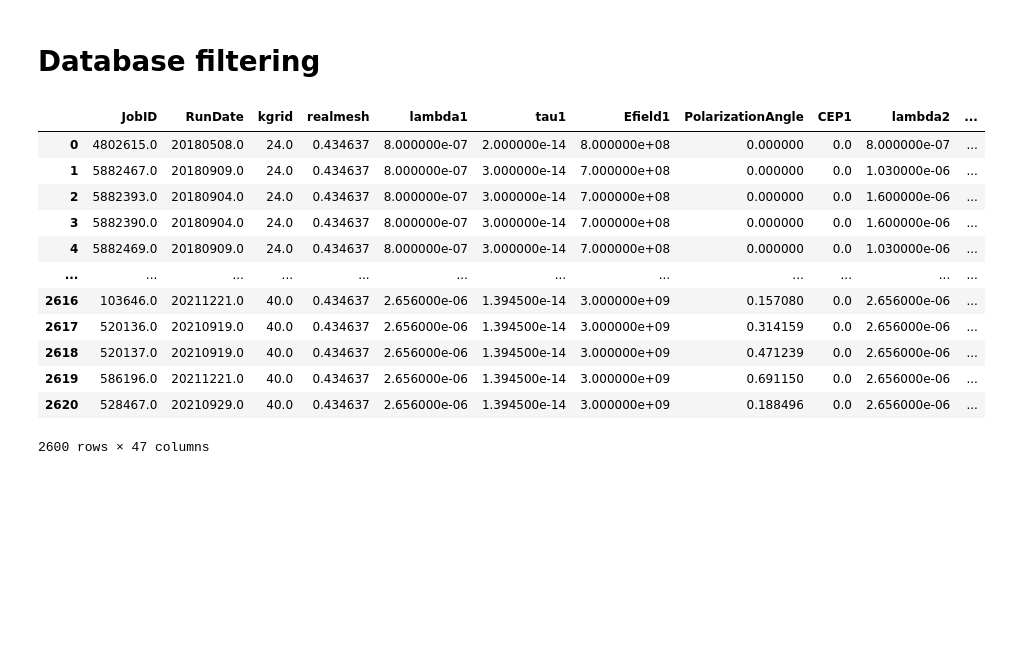
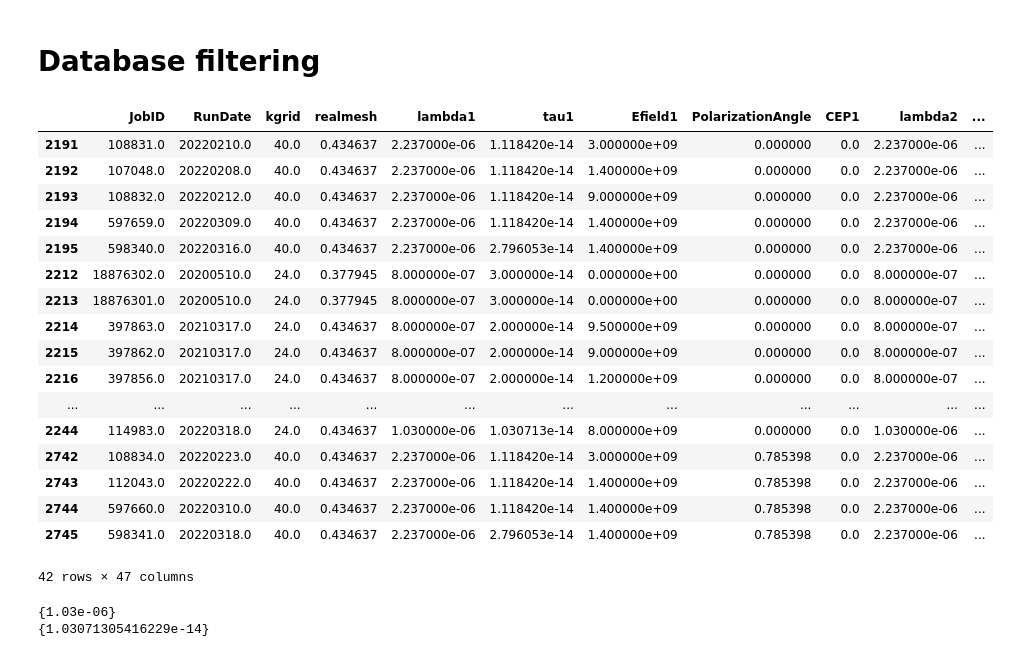
Before and after one commit to tjyderrien/octopus-quantumlap, a Jupyter notebook: Maths/Tibo-biatrisrv/Keldysh-Si-1030nm-ExcitationRates.ipynb, the cells around one changed output. Drawn from its saved outputs; the diff is of its cells as text; code cells hidden in the pictures; blank space fills up the shorter version.

```diff
--- a/Maths/Tibo-biatrisrv/Keldysh-Si-1030nm-ExcitationRates.ipynb
+++ b/Maths/Tibo-biatrisrv/Keldysh-Si-1030nm-ExcitationRates.ipynb
@@ -39,7 +39,9 @@ DatabasePath=OctopusData+"/03-Bulk3D/"
 # %% [markdown]
 # Database loading and quick analysis
 # %%
-data=pd.read_csv("SiComplete-2022-02-01-BiatriSrv-v2.2.1-WithToleranceOnField-WithAll.csv", "\t", header=2)
+# data=pd.read_csv("Database.csv", "\t", header=2)
+data=pd.read_csv("SiComplete-2022-03-20-BiatriSrv-v2.2.1-WithToleranceOnField-WithAll.csv", "\t", header=2)
+# data=pd.read_csv("SiComplete-2022-02-01-BiatriSrv-v2.2.1-WithToleranceOnField-WithAll.csv", "\t", header=2)
 # data=pd.read_csv("SiComplete-2021-12-19-BiatriSrv-v2.2.1-WithToleranceOnField-WithAll.csv", "\t", header=2)
 # data=pd.read_csv("2021-02-25-Au-AllData-Database-v2.1.2.csv", "\t", header=2)
 
@@ -70,20 +72,25 @@ dtype: object
 # Database filtering
 # %%
 data=datafull
-data=data[data.Functional==IndexFunctional["LDA"]] #0: LDA, #3: TB09, #2: GGA, #1: MGGA
+data=data[data.Functional==IndexFunctional["TB09"]] #0: LDA, #3: TB09, #2: GGA, #1: MGGA
 data=data[data.kgrid>=24]
 data
 # %% [output]
 |  | JobID | RunDate | kgrid | realmesh | lambda1 | tau1 | Efield1 | PolarizationAngle | CEP1 | lambda2 | ... |
-| 0 | 4802615.0 | 20180508.0 | 24.0 | 0.434637 | 8.000000e-07 | 2.000000e-14 | 8.000000e+08 | 0.000000 | 0.0 | 8.000000e-07 | ... |
-| 1 | 5882467.0 | 20180909.0 | 24.0 | 0.434637 | 8.000000e-07 | 3.000000e-14 | 7.000000e+08 | 0.000000 | 0.0 | 1.030000e-06 | ... |
-| 2 | 5882393.0 | 20180904.0 | 24.0 | 0.434637 | 8.000000e-07 | 3.000000e-14 | 7.000000e+08 | 0.000000 | 0.0 | 1.600000e-06 | ... |
-| 3 | 5882390.0 | 20180904.0 | 24.0 | 0.434637 | 8.000000e-07 | 3.000000e-14 | 7.000000e+08 | 0.000000 | 0.0 | 1.600000e-06 | ... |
-| 4 | 5882469.0 | 20180909.0 | 24.0 | 0.434637 | 8.000000e-07 | 3.000000e-14 | 7.000000e+08 | 0.000000 | 0.0 | 1.030000e-06 | ... |
+| 2191 | 108831.0 | 20220210.0 | 40.0 | 0.434637 | 2.237000e-06 | 1.118420e-14 | 3.000000e+09 | 0.000000 | 0.0 | 2.237000e-06 | ... |
+| 2192 | 107048.0 | 20220208.0 | 40.0 | 0.434637 | 2.237000e-06 | 1.118420e-14 | 1.400000e+09 | 0.000000 | 0.0 | 2.237000e-06 | ... |
+| 2193 | 108832.0 | 20220212.0 | 40.0 | 0.434637 | 2.237000e-06 | 1.118420e-14 | 9.000000e+09 | 0.000000 | 0.0 | 2.237000e-06 | ... |
+| 2194 | 597659.0 | 20220309.0 | 40.0 | 0.434637 | 2.237000e-06 | 1.118420e-14 | 1.400000e+09 | 0.000000 | 0.0 | 2.237000e-06 | ... |
+| 2195 | 598340.0 | 20220316.0 | 40.0 | 0.434637 | 2.237000e-06 | 2.796053e-14 | 1.400000e+09 | 0.000000 | 0.0 | 2.237000e-06 | ... |
+| 2212 | 18876302.0 | 20200510.0 | 24.0 | 0.377945 | 8.000000e-07 | 3.000000e-14 | 0.000000e+00 | 0.000000 | 0.0 | 8.000000e-07 | ... |
+| 2213 | 18876301.0 | 20200510.0 | 24.0 | 0.377945 | 8.000000e-07 | 3.000000e-14 | 0.000000e+00 | 0.000000 | 0.0 | 8.000000e-07 | ... |
+| 2214 | 397863.0 | 20210317.0 | 24.0 | 0.434637 | 8.000000e-07 | 2.000000e-14 | 9.500000e+09 | 0.000000 | 0.0 | 8.000000e-07 | ... |
+| 2215 | 397862.0 | 20210317.0 | 24.0 | 0.434637 | 8.000000e-07 | 2.000000e-14 | 9.000000e+09 | 0.000000 | 0.0 | 8.000000e-07 | ... |
+| 2216 | 397856.0 | 20210317.0 | 24.0 | 0.434637 | 8.000000e-07 | 2.000000e-14 | 1.200000e+09 | 0.000000 | 0.0 | 8.000000e-07 | ... |
 | ... | ... | ... | ... | ... | ... | ... | ... | ... | ... | ... | ... |
-| 2616 | 103646.0 | 20211221.0 | 40.0 | 0.434637 | 2.656000e-06 | 1.394500e-14 | 3.000000e+09 | 0.157080 | 0.0 | 2.656000e-06 | ... |
-| 2617 | 520136.0 | 20210919.0 | 40.0 | 0.434637 | 2.656000e-06 | 1.394500e-14 | 3.000000e+09 | 0.314159 | 0.0 | 2.656000e-06 | ... |
-| 2618 | 520137.0 | 20210919.0 | 40.0 | 0.434637 | 2.656000e-06 | 1.394500e-14 | 3.000000e+09 | 0.471239 | 0.0 | 2.656000e-06 | ... |
-| 2619 | 586196.0 | 20211221.0 | 40.0 | 0.434637 | 2.656000e-06 | 1.394500e-14 | 3.000000e+09 | 0.691150 | 0.0 | 2.656000e-06 | ... |
-| 2620 | 528467.0 | 20210929.0 | 40.0 | 0.434637 | 2.656000e-06 | 1.394500e-14 | 3.000000e+09 | 0.188496 | 0.0 | 2.656000e-06 | ... |
+| 2244 | 114983.0 | 20220318.0 | 24.0 | 0.434637 | 1.030000e-06 | 1.030713e-14 | 8.000000e+09 | 0.000000 | 0.0 | 1.030000e-06 | ... |
+| 2742 | 108834.0 | 20220223.0 | 40.0 | 0.434637 | 2.237000e-06 | 1.118420e-14 | 3.000000e+09 | 0.785398 | 0.0 | 2.237000e-06 | ... |
+| 2743 | 112043.0 | 20220222.0 | 40.0 | 0.434637 | 2.237000e-06 | 1.118420e-14 | 1.400000e+09 | 0.785398 | 0.0 | 2.237000e-06 | ... |
+| 2744 | 597660.0 | 20220310.0 | 40.0 | 0.434637 | 2.237000e-06 | 1.118420e-14 | 1.400000e+09 | 0.785398 | 0.0 | 2.237000e-06 | ... |
+| 2745 | 598341.0 | 20220318.0 | 40.0 | 0.434637 | 2.237000e-06 | 2.796053e-14 | 1.400000e+09 | 0.785398 | 0.0 | 2.237000e-06 | ... |
-2600 rows × 47 columns
+42 rows × 47 columns
@@ -90,3 +99,9 @@ data
+# %%
+print(set(data.lambda1))
+print(set(data.tau1))
+# %% [output]
+{1.03e-06}
+{1.03071305416229e-14}
 # %%
 #data=data[data.CEP1==0];
 #data=data[data.STH==3];
```
Also changed, not shown: parts of 13 cells of this notebook, 1 other file.
